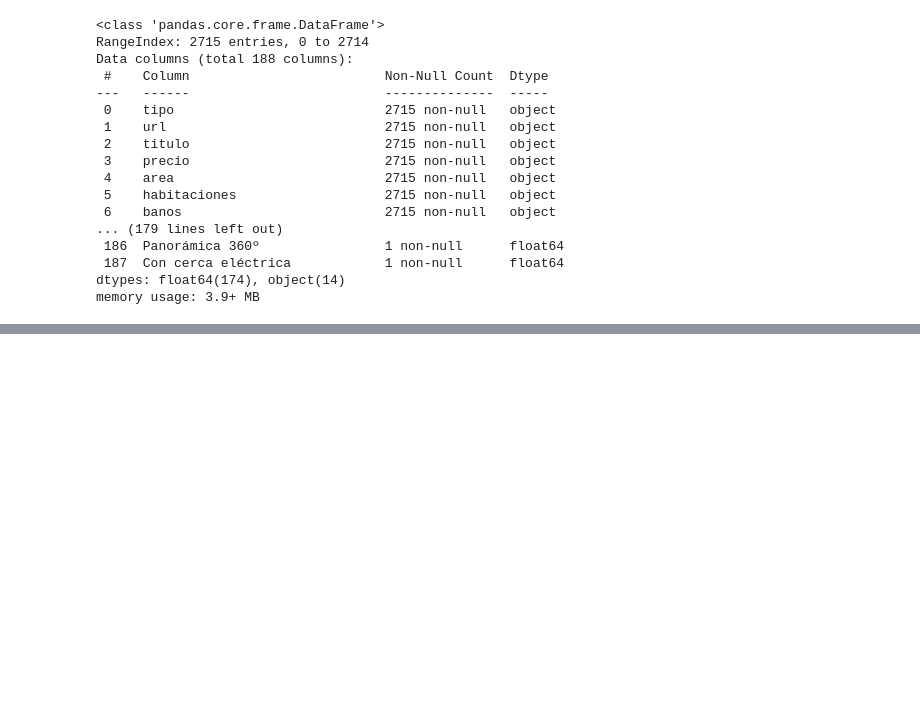
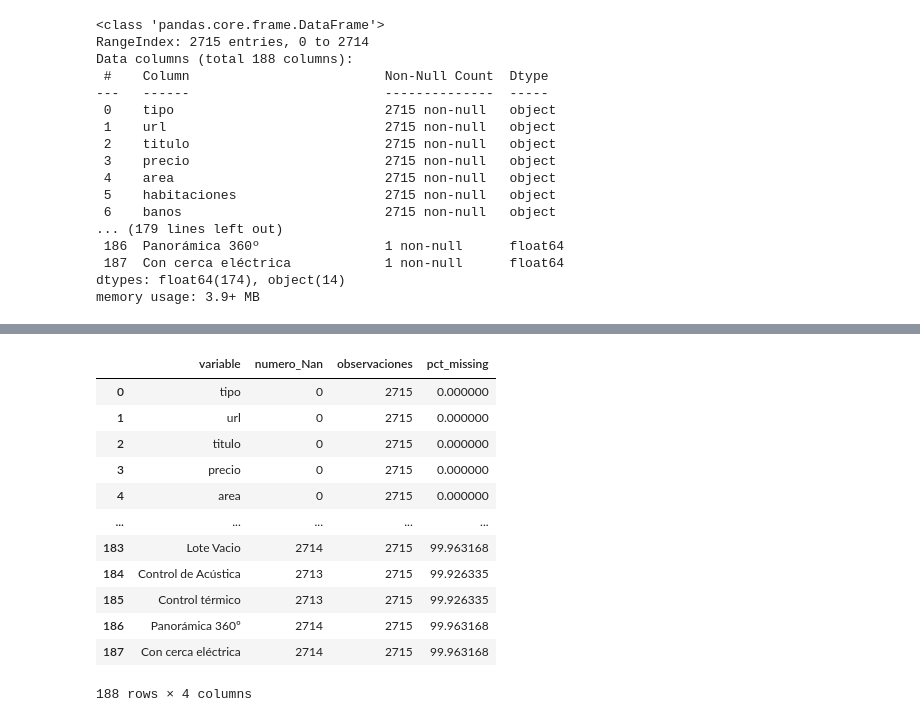
Before and after one commit to juanguzman2/Analisis-del-precio-de-las-viviendas-en-el-oriente-antioqueno, a Jupyter notebook: Script/Precio_de_viviendas_en_Colombia.ipynb, the cells around one changed output, grey strips where cells are left out. Drawn from its saved outputs; the diff is of its cells as text; code cells hidden in the pictures; blank space fills up the shorter version.

```diff
--- a/Script/Precio_de_viviendas_en_Colombia.ipynb
+++ b/Script/Precio_de_viviendas_en_Colombia.ipynb
@@ -42,0 +113,28 @@ memory usage: 3.9+ MB
+# %%
+dfNan = dfp.isnull().pipe( # ejecutar varias operaciones en el DataFrame, "pipe" que se encarga de pasar la salida de una función como entrada de la siguiente
+                lambda dfp: (
+                            dfp.sum() # Suma el número de valores faltantes en cada columna del DataFrame
+                            .reset_index(name="numero_Nan") # Reinicia el índice del DataFrame resultante y se le asigna nombre
+                            .rename(columns={'index':'variable'}) # se cambia el nombre de index a variable
+                            .assign ( # agrega columnas al df
+                                    observaciones = len(dfp), # numero total de registros en el df original
+                                    pct_missing = lambda dfp1 : dfp1.numero_Nan / dfp1.observaciones * 100, # porcentaje Nan en cada variable
+                                    )
+                            )
+
+                    )
+dfNan
+# %% [output]
+|  | variable | numero_Nan | observaciones | pct_missing |
+| 0 | tipo | 0 | 2715 | 0.000000 |
+| 1 | url | 0 | 2715 | 0.000000 |
+| 2 | titulo | 0 | 2715 | 0.000000 |
+| 3 | precio | 0 | 2715 | 0.000000 |
+| 4 | area | 0 | 2715 | 0.000000 |
+| ... | ... | ... | ... | ... |
+| 183 | Lote Vacio | 2714 | 2715 | 99.963168 |
+| 184 | Control de Acústica | 2713 | 2715 | 99.926335 |
+| 185 | Control térmico | 2713 | 2715 | 99.926335 |
+| 186 | Panorámica 360º | 2714 | 2715 | 99.963168 |
+| 187 | Con cerca eléctrica | 2714 | 2715 | 99.963168 |
+188 rows × 4 columns
```
Also changed, not shown: parts of 17 cells of this notebook, 1 other file.
